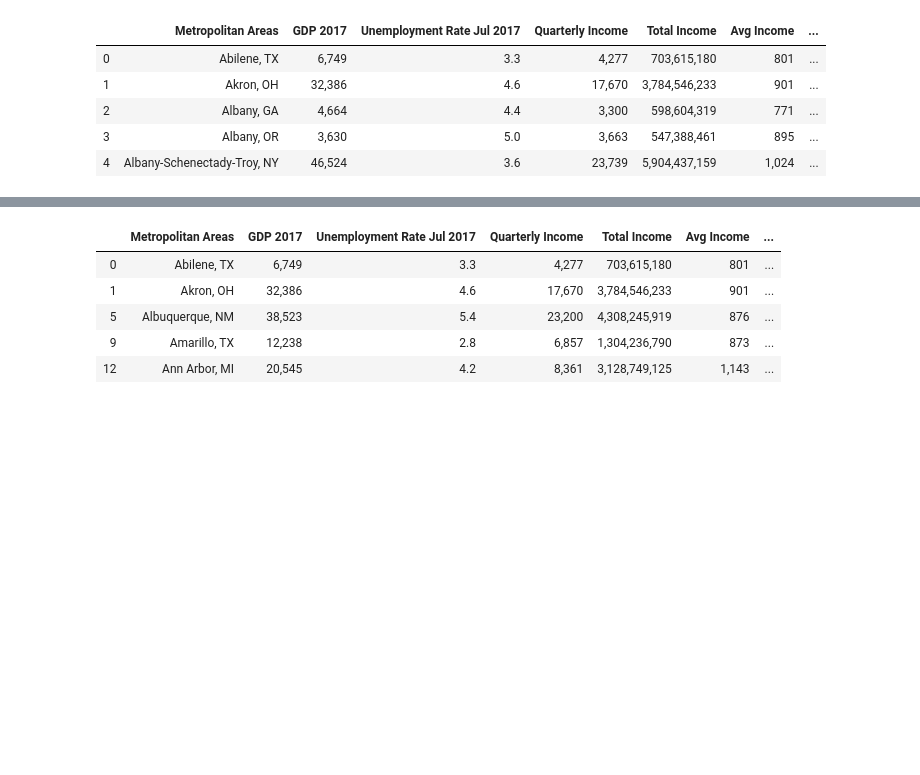
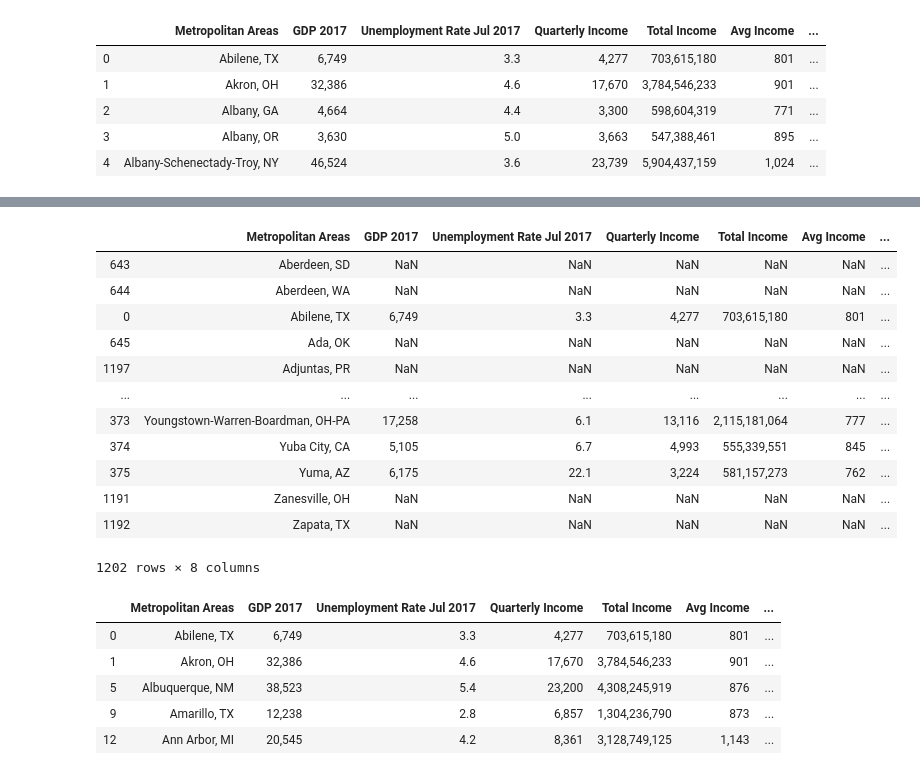
Before and after one commit to Emi-Babu/5G-Network-Analysis, a Jupyter notebook: merged_data/merged_notebook.ipynb, the cells around one changed output, grey strips where cells are left out. Saved outputs shown, nothing was run; the diff lists cells and outputs as text; code cells hidden in the pictures; blank space fills up the shorter version.

```diff
--- a/merged_data/merged_notebook.ipynb
+++ b/merged_data/merged_notebook.ipynb
@@ -90,2 +138,19 @@ Avg Income                     388
 Pop Est Jul 2018               980
 dtype: int64
+# %%
+total_df = total_df.sort_values(by=['Metropolitan Areas'])
+total_df
+# %% [output]
+|  | Metropolitan Areas | GDP 2017 | Unemployment Rate Jul 2017 | Quarterly Income | Total Income | Avg Income | ... |
+| 643 | Aberdeen, SD | NaN | NaN | NaN | NaN | NaN | ... |
+| 644 | Aberdeen, WA | NaN | NaN | NaN | NaN | NaN | ... |
+| 0 | Abilene, TX | 6,749 | 3.3 | 4,277 | 703,615,180 | 801 | ... |
+| 645 | Ada, OK | NaN | NaN | NaN | NaN | NaN | ... |
+| 1197 | Adjuntas, PR | NaN | NaN | NaN | NaN | NaN | ... |
+| ... | ... | ... | ... | ... | ... | ... | ... |
+| 373 | Youngstown-Warren-Boardman, OH-PA | 17,258 | 6.1 | 13,116 | 2,115,181,064 | 777 | ... |
+| 374 | Yuba City, CA | 5,105 | 6.7 | 4,993 | 555,339,551 | 845 | ... |
+| 375 | Yuma, AZ | 6,175 | 22.1 | 3,224 | 581,157,273 | 762 | ... |
+| 1191 | Zanesville, OH | NaN | NaN | NaN | NaN | NaN | ... |
+| 1192 | Zapata, TX | NaN | NaN | NaN | NaN | NaN | ... |
+1202 rows × 8 columns
```
Also changed, not shown: parts of 10 cells of this notebook, 14 other files.
